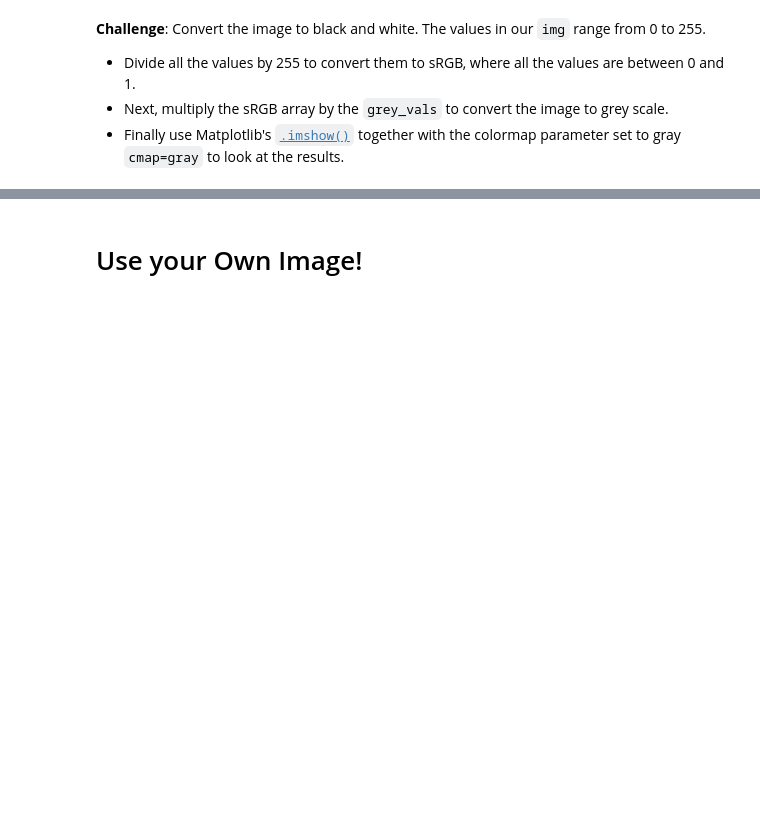
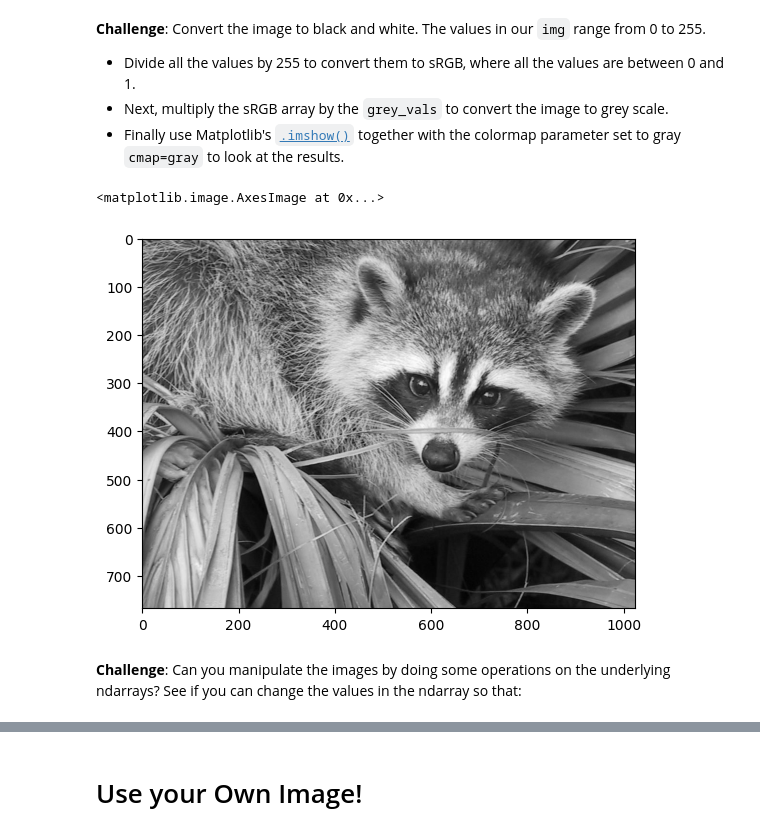
Before and after one commit to ksg-dev/numpy-intro, a Jupyter notebook: Computation_with_NumPy_and_N_Dimensional_Arrays_(start).ipynb, the cells around one changed output, grey strips where cells are left out. Drawn from its saved outputs; the diff is of its cells as text; code cells hidden in the pictures; blank space fills up the shorter version.

```diff
--- a/Computation_with_NumPy_and_N_Dimensional_Arrays_(start).ipynb
+++ b/Computation_with_NumPy_and_N_Dimensional_Arrays_(start).ipynb
@@ -398,5 +446,17 @@ c33 = 6*3 + 2*5 = 18 + 10 = 28
 * Divide all the values by 255 to convert them to sRGB, where all the values are between 0 and 1.
 * Next, multiply the sRGB array by the `grey_vals` to convert the image to grey scale.
 * Finally use Matplotlib's [`.imshow()`](https://matplotlib.org/3.1.1/api/_as_gen/matplotlib.pyplot.imshow.html) together with the colormap parameter set to gray `cmap=gray` to look at the results.
+# %%
+sRGB = img / 255
 # %%
 grey_vals = np.array([0.2126, 0.7152, 0.0722])
+# %%
+# Multiple two arrays
+grey_img = sRGB @ grey_vals
+# %%
+plt.imshow(grey_img, cmap='gray')
+# %% [output]
+<matplotlib.image.AxesImage at 0x...>
+[figure, added]
+# %% [markdown]
+**Challenge**: Can you manipulate the images by doing some operations on the underlying ndarrays? See if you can change the values in the ndarray so that:
```
Also changed, not shown: parts of 29 cells of this notebook.
